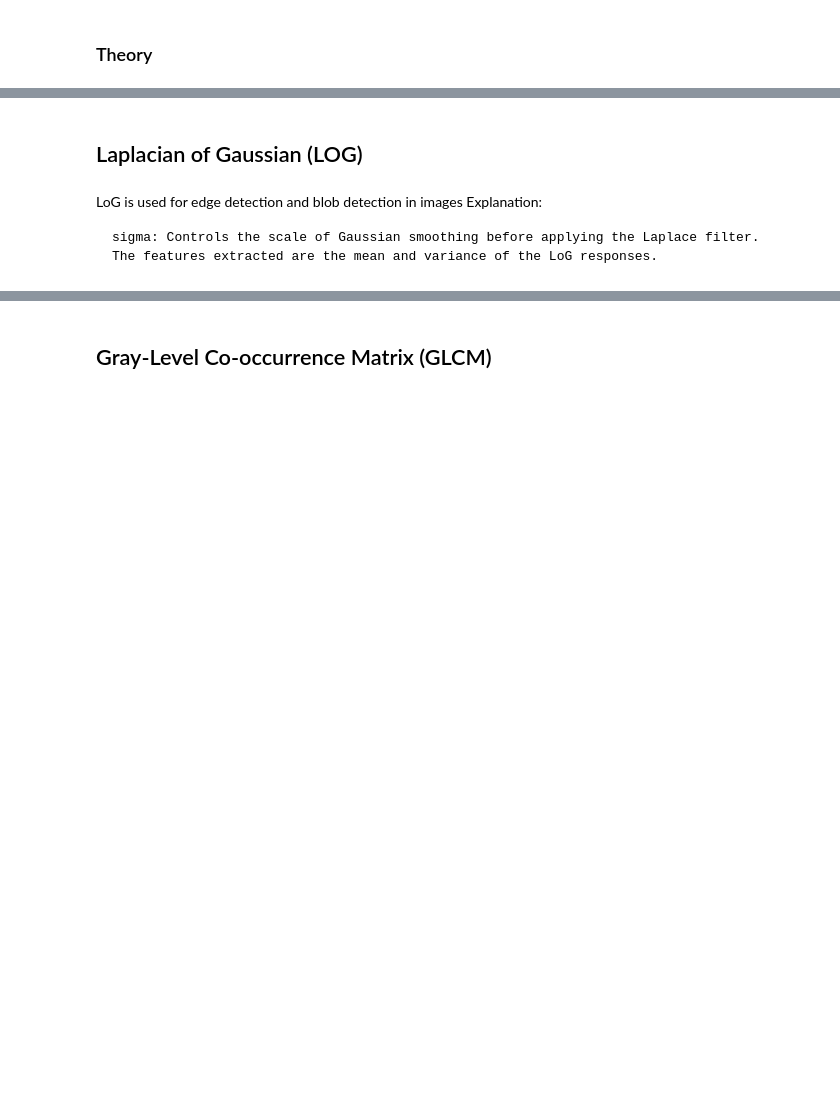
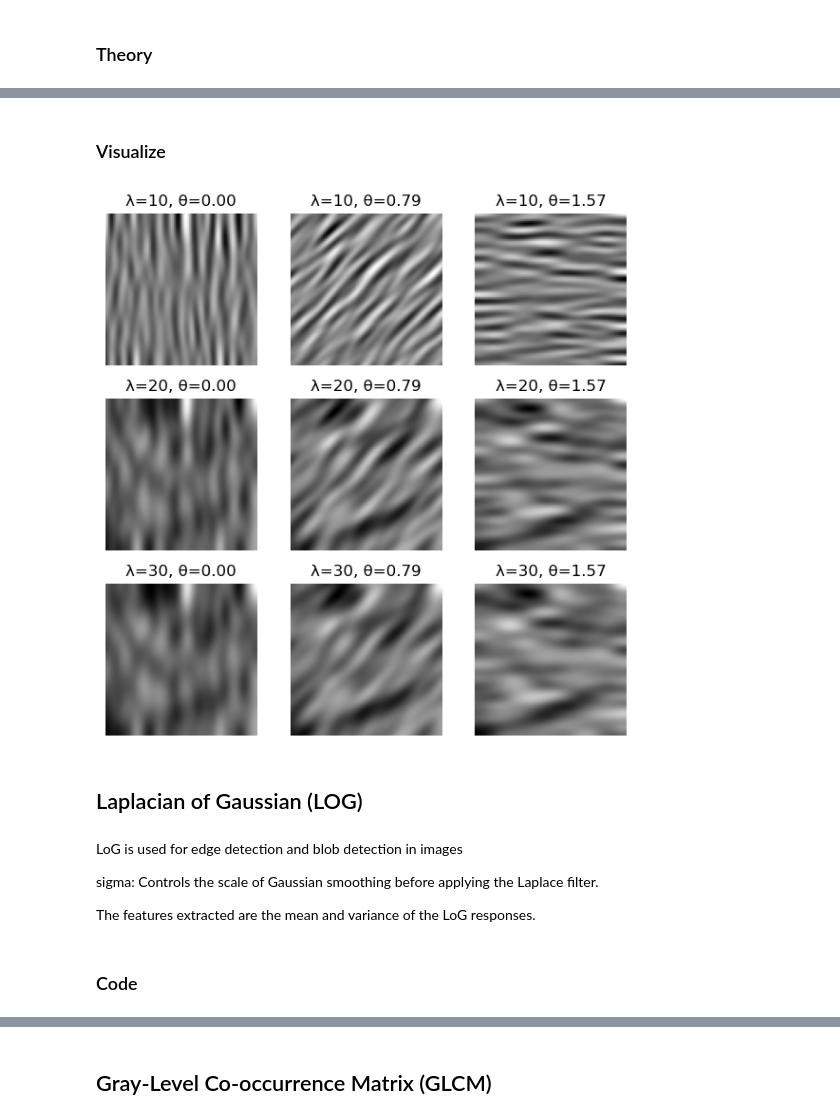
Before and after one commit to sinhajiya/Face_Recognition_from_Features_using_Yale_Face_Database, a Jupyter notebook: main.ipynb, the cells around one changed output, grey strips where cells are left out. Cells and saved outputs as stored; diff of their text form; code cells hidden in the pictures; blank space fills up the shorter version.

```diff
--- a/main.ipynb
+++ b/main.ipynb
@@ -375,8 +418,41 @@ def extract_gabor(image, frequencies=[0.1, 0.2], orientations=[0, np.pi/4, np.pi
+# %% [markdown]
+### Visualize
+# %%
+def visualize_gabor_responses(image, lambdas=[10, 20, 30], thetas=[0, np.pi/4, np.pi/2]):
+    fig, axes = plt.subplots(len(lambdas), len(thetas), figsize=(6,6))
+    psi = 0    # Phase offset
+    sigma = 4  # Standard deviation
+    gamma = 0.5 # Spatial aspect ratio
+
+    for i, wavelength in enumerate(lambdas):
+        for j, theta in enumerate(thetas):
+            # Create Gabor kernel
+            gabor_kern = gabor_kernel(frequency=1.0/wavelength, theta=theta,
+                                      sigma_x=sigma, sigma_y=sigma/gamma, offset=psi)
+
+            # Apply the filter to the image
+            conv_result = convolve(image, np.real(gabor_kern))
+
+            # Plot the result
+            axes[i, j].imshow(conv_result, cmap='gray')
+            axes[i, j].set_title(f'λ={wavelength}, θ={theta:.2f}')
+            axes[i, j].axis('off')
+
+    plt.tight_layout()
+    plt.show()
+
+# Example usage
+image = np.random.rand(100, 100)  # Replace with your image
+visualize_gabor_responses(image)
+# %% [output]
+[figure, added]
 # %% [markdown]
 ## Laplacian of Gaussian (LOG)
 # %% [markdown]
 LoG is used for edge detection and blob detection in images
-Explanation:
 
-    sigma: Controls the scale of Gaussian smoothing before applying the Laplace filter.
-    The features extracted are the mean and variance of the LoG responses.
+sigma: Controls the scale of Gaussian smoothing before applying the Laplace filter.
+
+The features extracted are the mean and variance of the LoG responses.
+# %% [markdown]
+### Code
```
Also changed, not shown: parts of 18 cells of this notebook, 1 other file.
